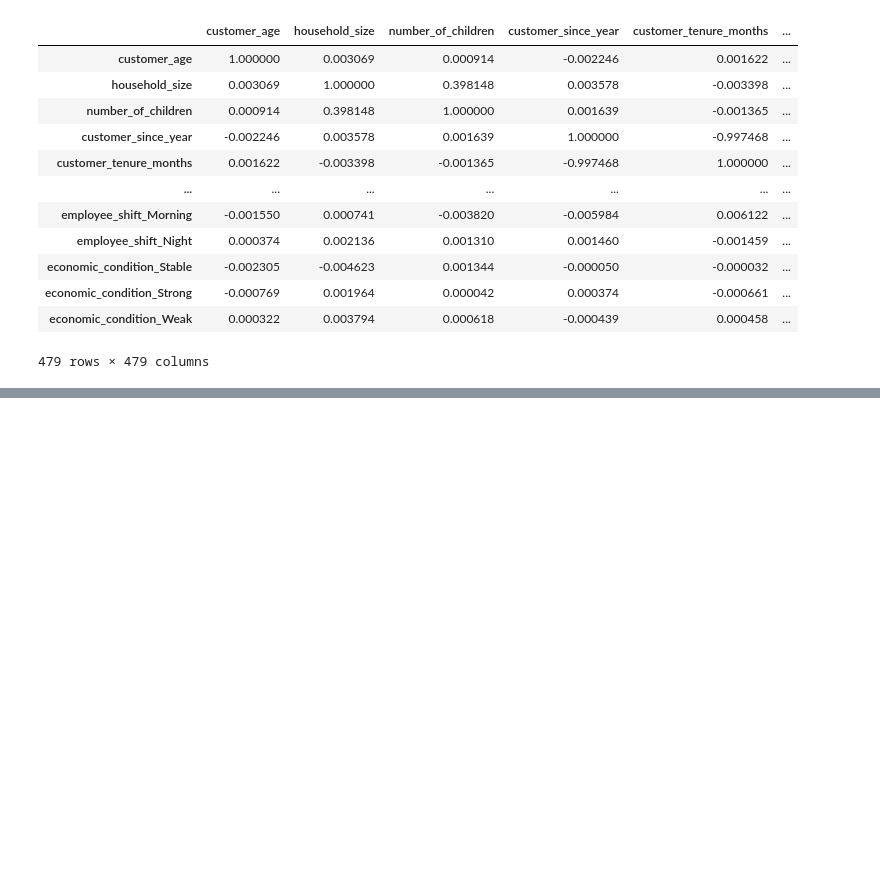
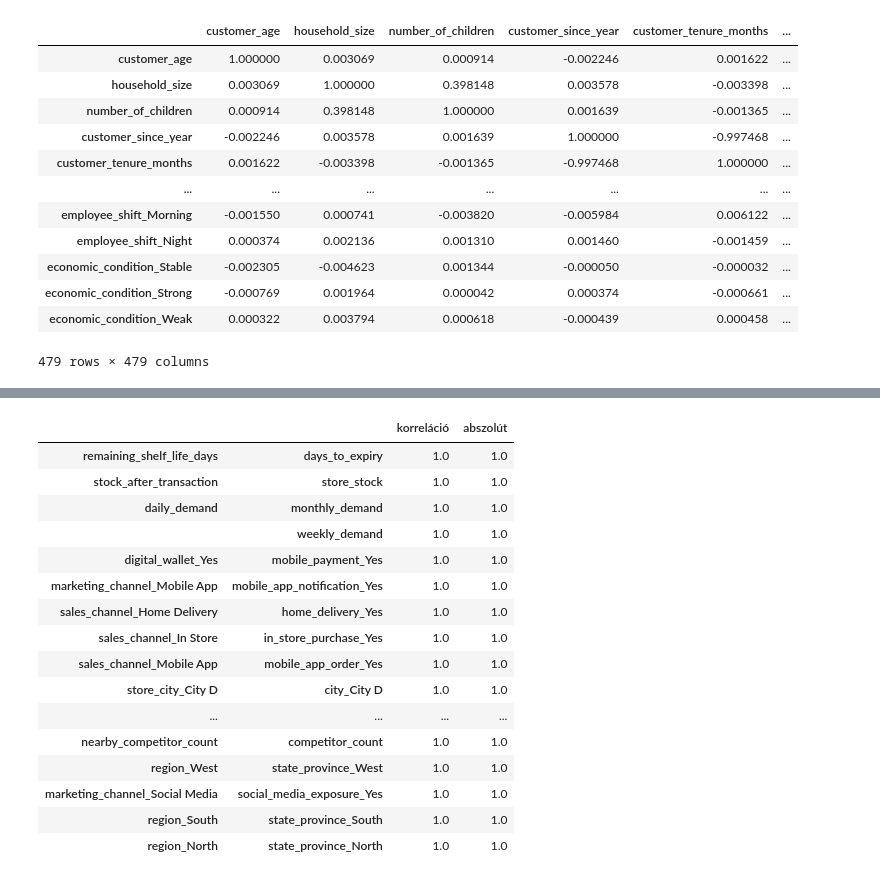
Before and after one commit to tatraim/supermarket, a Jupyter notebook: supermarket_data_3.ipynb, the cells around one changed output, grey strips where cells are left out. Saved outputs shown, nothing was run; the diff lists cells and outputs as text; code cells hidden in the pictures; blank space fills up the shorter version.

```diff
--- a/supermarket_data_3.ipynb
+++ b/supermarket_data_3.ipynb
@@ -127,0 +192,33 @@ corr
+# %%
+import numpy as np
+
+corr = ohc_cols_encoded.corr(numeric_only=True)
+upper = corr.where(np.triu(np.ones(corr.shape, dtype=bool), k=1))
+
+pairs = (
+    upper.stack()
+    .rename("korreláció")
+    .to_frame()
+    .assign(abszolút=lambda x: x["korreláció"].abs())
+    .sort_values("abszolút", ascending=False)
+)
+
+pairs.head(20)
+# %% [output]
+|  |  | korreláció | abszolút |
+| remaining_shelf_life_days | days_to_expiry | 1.0 | 1.0 |
+| stock_after_transaction | store_stock | 1.0 | 1.0 |
+| daily_demand | monthly_demand | 1.0 | 1.0 |
+|  | weekly_demand | 1.0 | 1.0 |
+| digital_wallet_Yes | mobile_payment_Yes | 1.0 | 1.0 |
+| marketing_channel_Mobile App | mobile_app_notification_Yes | 1.0 | 1.0 |
+| sales_channel_Home Delivery | home_delivery_Yes | 1.0 | 1.0 |
+| sales_channel_In Store | in_store_purchase_Yes | 1.0 | 1.0 |
+| sales_channel_Mobile App | mobile_app_order_Yes | 1.0 | 1.0 |
+| store_city_City D | city_City D | 1.0 | 1.0 |
+| ... | ... | ... | ... |
+| nearby_competitor_count | competitor_count | 1.0 | 1.0 |
+| region_West | state_province_West | 1.0 | 1.0 |
+| marketing_channel_Social Media | social_media_exposure_Yes | 1.0 | 1.0 |
+| region_South | state_province_South | 1.0 | 1.0 |
+| region_North | state_province_North | 1.0 | 1.0 |
```
Also changed, not shown: parts of 8 cells of this notebook.
